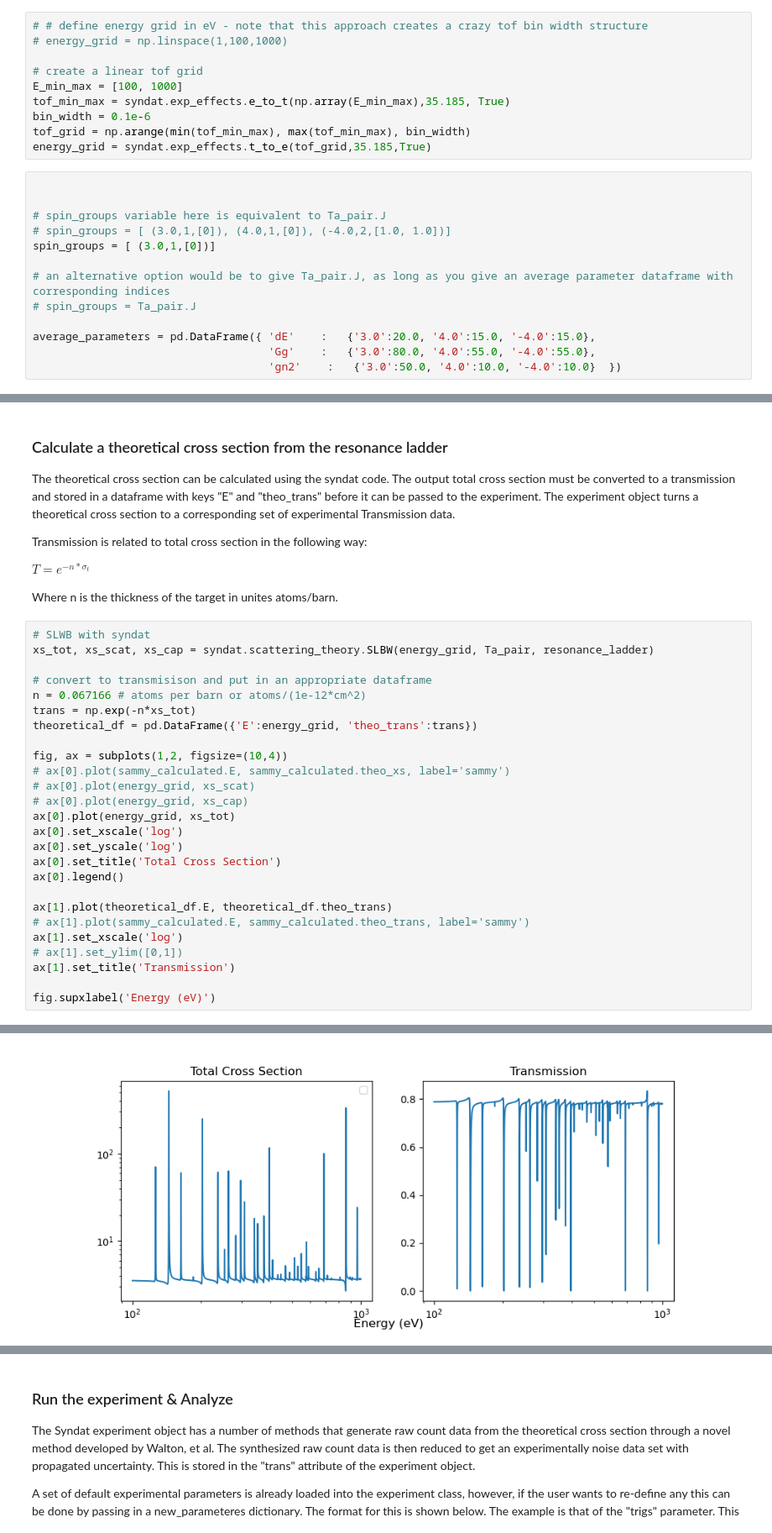
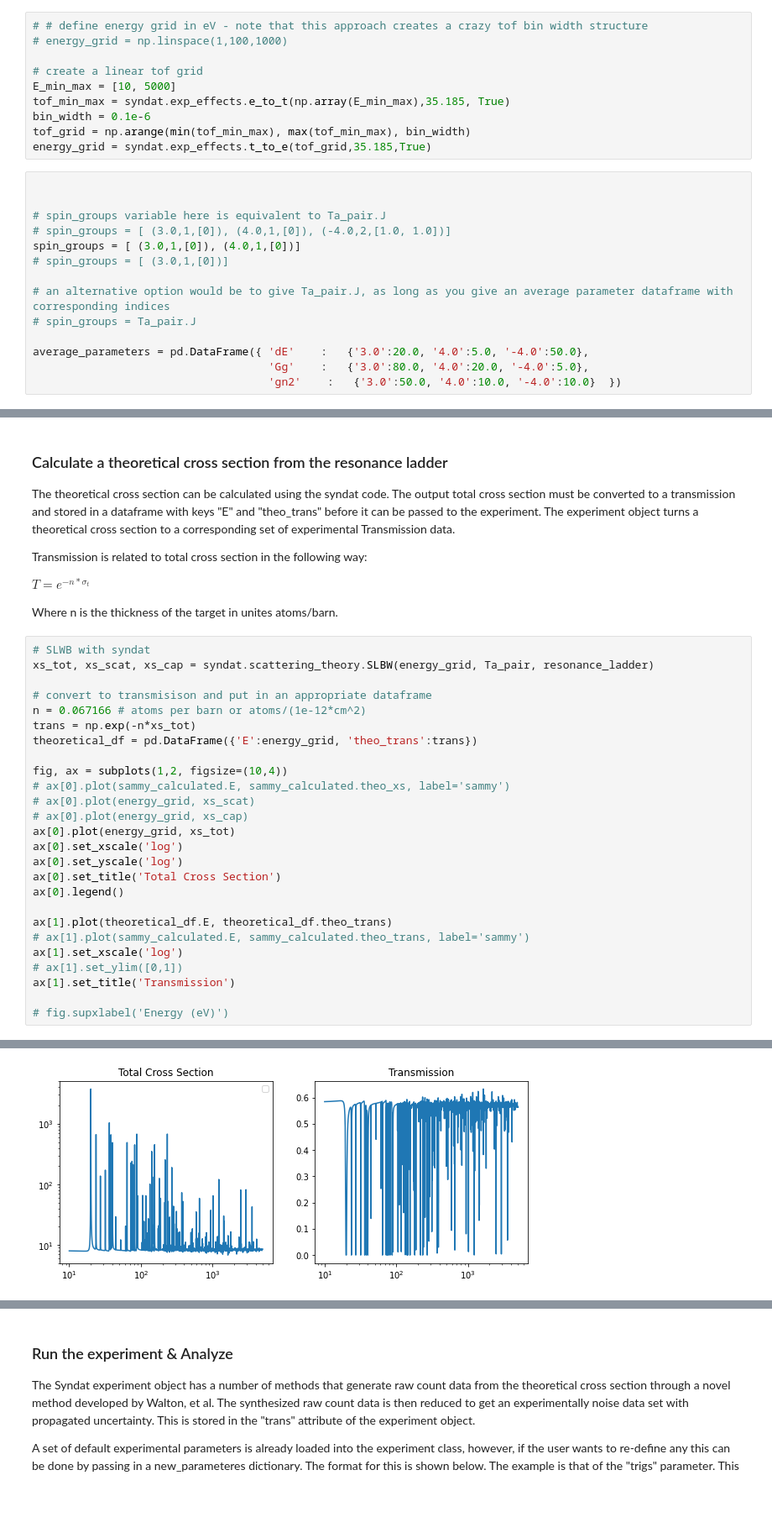
Before and after one commit to Naww137/Syndat, a Jupyter notebook: examples/GenerateData_UserExample.ipynb, the cells around one changed output, grey strips where cells are left out. Shown at 84% size. Cells and saved outputs as stored; diff of their text form; blank space fills up the shorter version.

```diff
--- a/examples/GenerateData_UserExample.ipynb
+++ b/examples/GenerateData_UserExample.ipynb
@@ -76,7 +87,7 @@ Generally the resolution is on the order of nanoseconds, however, the experiment
 # energy_grid = np.linspace(1,100,1000)
 
 # create a linear tof grid
-E_min_max = [100, 1000]
+E_min_max = [10, 5000]
 tof_min_max = syndat.exp_effects.e_to_t(np.array(E_min_max),35.185, True)
 bin_width = 0.1e-6
 tof_grid = np.arange(min(tof_min_max), max(tof_min_max), bin_width)
@@ -86,13 +97,14 @@ energy_grid = syndat.exp_effects.t_to_e(tof_grid,35.185,True)
 
 # spin_groups variable here is equivalent to Ta_pair.J
 # spin_groups = [ (3.0,1,[0]), (4.0,1,[0]), (-4.0,2,[1.0, 1.0])]
-spin_groups = [ (3.0,1,[0])]
+spin_groups = [ (3.0,1,[0]), (4.0,1,[0])]
+# spin_groups = [ (3.0,1,[0])]
 
 # an alternative option would be to give Ta_pair.J, as long as you give an average parameter dataframe with corresponding indices
 # spin_groups = Ta_pair.J
 
-average_parameters = pd.DataFrame({ 'dE'    :   {'3.0':20.0, '4.0':15.0, '-4.0':15.0},
-                                    'Gg'    :   {'3.0':80.0, '4.0':55.0, '-4.0':55.0},
+average_parameters = pd.DataFrame({ 'dE'    :   {'3.0':20.0, '4.0':5.0, '-4.0':50.0},
+                                    'Gg'    :   {'3.0':80.0, '4.0':20.0, '-4.0':5.0},
                                     'gn2'    :   {'3.0':50.0, '4.0':10.0, '-4.0':10.0}  })
 # %% [markdown]
 ### Sample a ladder of resonances parameters using Syndat
@@ -137,5 +190,5 @@ ax[1].set_xscale('log')
 # ax[1].set_ylim([0,1])
 ax[1].set_title('Transmission')
 
-fig.supxlabel('Energy (eV)')
+# fig.supxlabel('Energy (eV)')
 # %% [output]
@@ -144 +197 @@ Text(0.5, 0.01, 'Energy (eV)')
-[figure, old version]
+[figure, new version]
```
Also changed, not shown: parts of 10 cells of this notebook.
